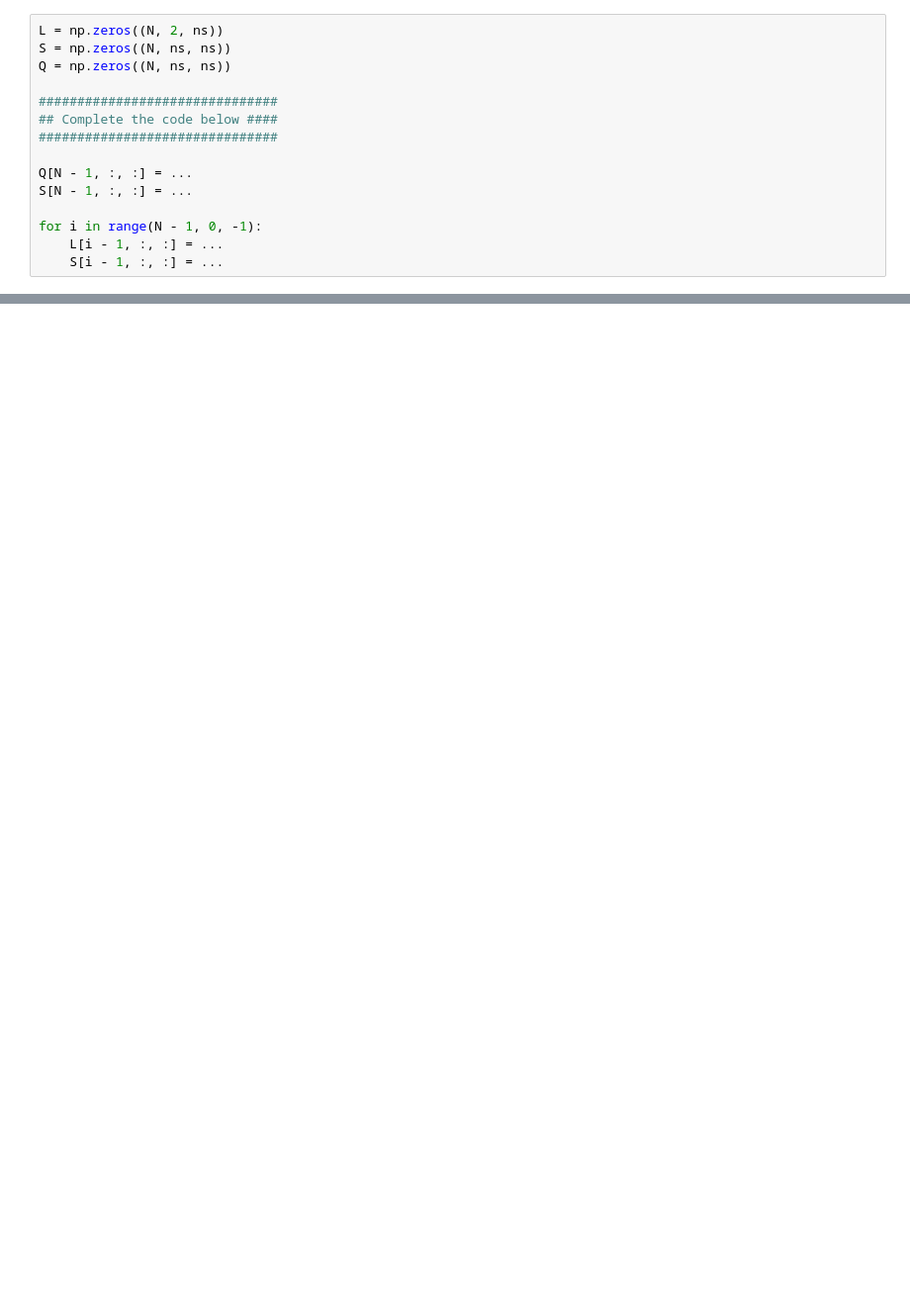
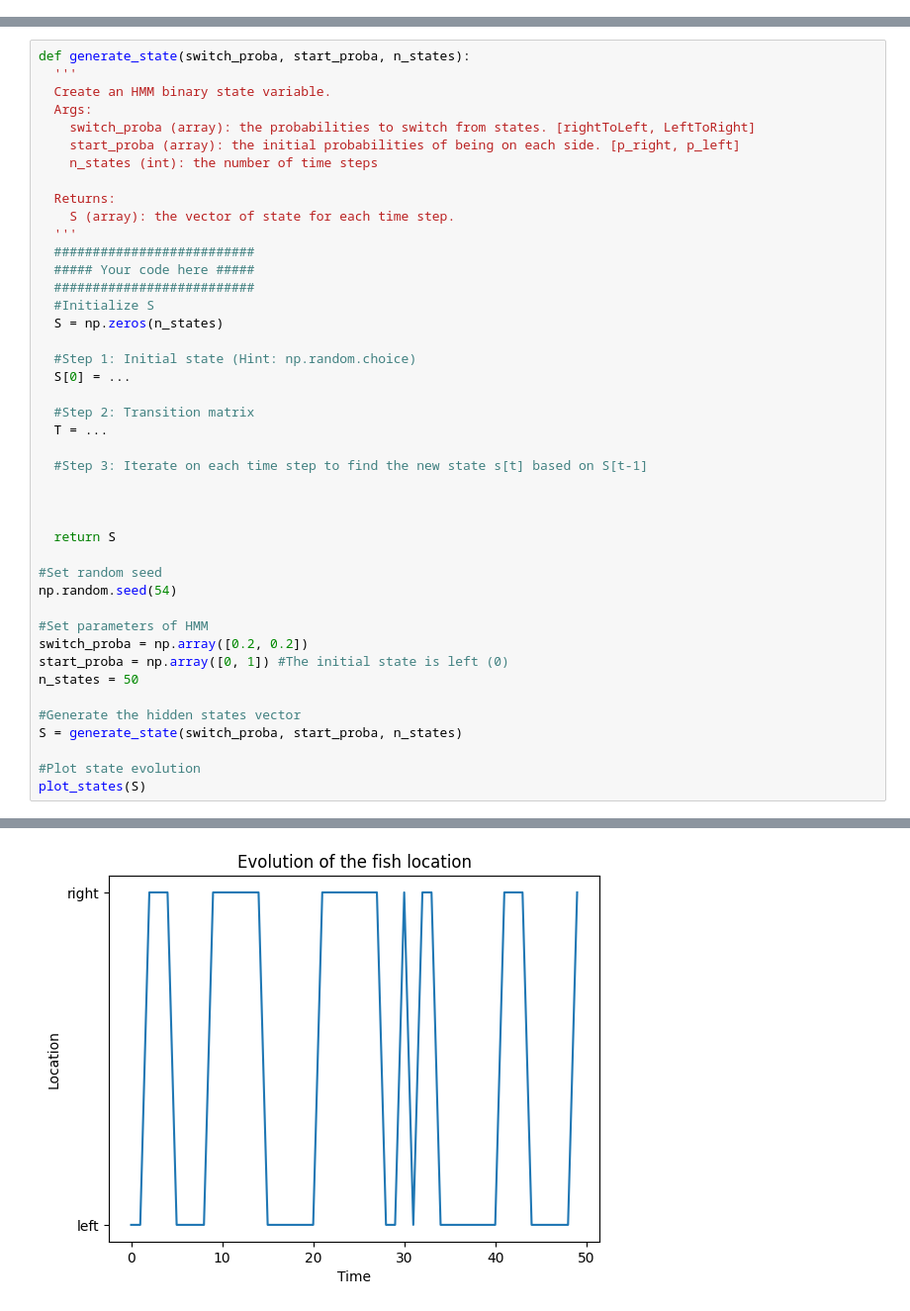
Before and after one commit to svandergoote/LGBIO2060-2022, a Jupyter notebook: LGBIO2060_TP6.ipynb, the cells around one changed output, grey strips where cells are left out. Shown: that part at 99% size. Drawn from its saved outputs; the diff is of its cells as text; blank space fills up the shorter version.

```diff
--- a/LGBIO2060_TP6.ipynb
+++ b/LGBIO2060_TP6.ipynb
@@ -178,15 +2,0 @@ Implement the backward recursion to compute the control gains of the controler
-# %%
-L = np.zeros((N, 2, ns))
-S = np.zeros((N, ns, ns))
-Q = np.zeros((N, ns, ns))
-
-###############################
-## Complete the code below ####
-###############################
-
-Q[N - 1, :, :] = ...
-S[N - 1, :, :] = ...
-
-for i in range(N - 1, 0, -1):
-    L[i - 1, :, :] = ...
-    S[i - 1, :, :] = ...
@@ -291,0 +137,44 @@ for j in range(0, N - 1):
+# %%
+def generate_state(switch_proba, start_proba, n_states):
+  '''
+  Create an HMM binary state variable.
+  Args:
+    switch_proba (array): the probabilities to switch from states. [rightToLeft, LeftToRight]
+    start_proba (array): the initial probabilities of being on each side. [p_right, p_left]
+    n_states (int): the number of time steps
+
+  Returns:
+    S (array): the vector of state for each time step.
+  '''
+  ##########################
+  ##### Your code here #####
+  ##########################
+  #Initialize S
+  S = np.zeros(n_states)
+
+  #Step 1: Initial state (Hint: np.random.choice)
+  S[0] = ...
+
+  #Step 2: Transition matrix
+  T = ...
+
+  #Step 3: Iterate on each time step to find the new state s[t] based on S[t-1]
+
+
+
+  return S
+
+#Set random seed
+np.random.seed(54)
+
+#Set parameters of HMM
+switch_proba = np.array([0.2, 0.2])
+start_proba = np.array([0, 1]) #The initial state is left (0)
+n_states = 50
+
+#Generate the hidden states vector
+S = generate_state(switch_proba, start_proba, n_states)
+
+#Plot state evolution
+plot_states(S)
+# %% [output]
@@ -291,0 +182 @@ for j in range(0, N - 1):
+[figure, added]
```
Also changed, not shown: parts of 39 cells of this notebook.
